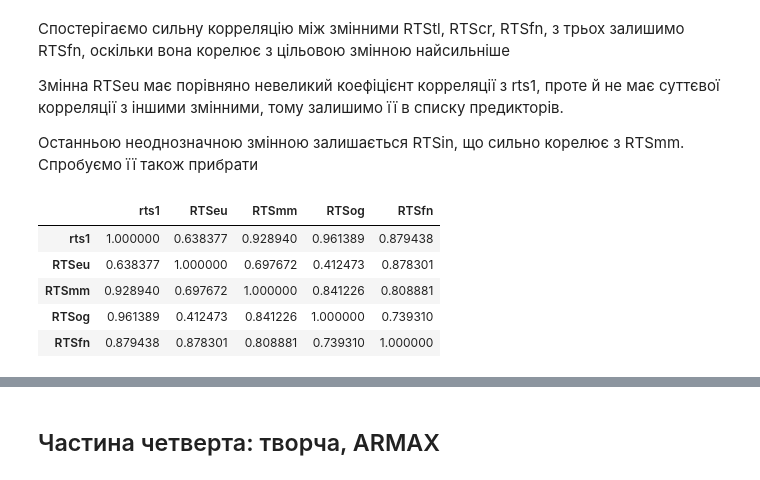
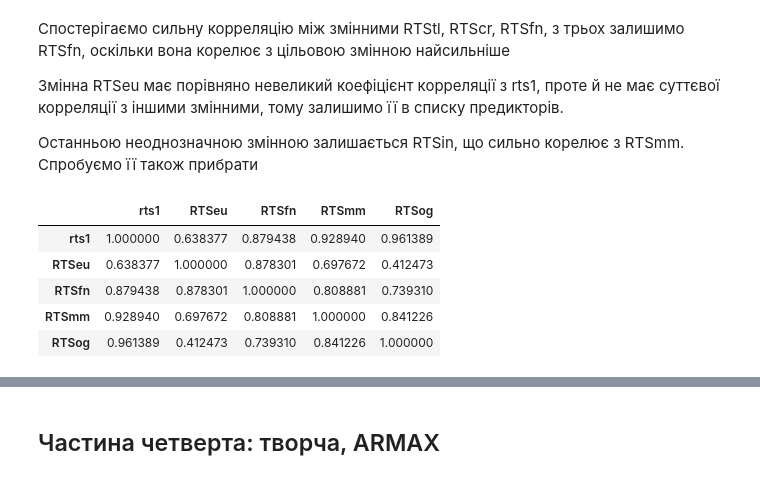
Before and after one commit to andrii0yerko/timeseries_iasa, a Jupyter notebook: lab3.ipynb, the cells around one changed output, grey strips where cells are left out. Drawn from its saved outputs; the diff is of its cells as text; code cells hidden in the pictures.

```diff
--- a/lab3.ipynb
+++ b/lab3.ipynb
@@ -354,15 +355,15 @@ df[['rts1', 'RTStl', 'RTScr', 'RTSfn']].corr()
 Останньою неоднозначною змінною залишається RTSin, що сильно корелює з RTSmm. Спробуємо її також прибрати
 # %%
 excluded = {'rts1', 'RTStl', 'RTScr', 'RTSin'}
-predictors = list(set(df.columns) - excluded)
+predictors = sorted(list(set(df.columns) - excluded))
 df[['rts1'] + predictors].corr()
 # %% [output]
-|  | rts1 | RTSeu | RTSmm | RTSog | RTSfn |
-| rts1 | 1.000000 | 0.638377 | 0.928940 | 0.961389 | 0.879438 |
-| RTSeu | 0.638377 | 1.000000 | 0.697672 | 0.412473 | 0.878301 |
-| RTSmm | 0.928940 | 0.697672 | 1.000000 | 0.841226 | 0.808881 |
-| RTSog | 0.961389 | 0.412473 | 0.841226 | 1.000000 | 0.739310 |
-| RTSfn | 0.879438 | 0.878301 | 0.808881 | 0.739310 | 1.000000 |
+|  | rts1 | RTSeu | RTSfn | RTSmm | RTSog |
+| rts1 | 1.000000 | 0.638377 | 0.879438 | 0.928940 | 0.961389 |
+| RTSeu | 0.638377 | 1.000000 | 0.878301 | 0.697672 | 0.412473 |
+| RTSfn | 0.879438 | 0.878301 | 1.000000 | 0.808881 | 0.739310 |
+| RTSmm | 0.928940 | 0.697672 | 0.808881 | 1.000000 | 0.841226 |
+| RTSog | 0.961389 | 0.412473 | 0.739310 | 0.841226 | 1.000000 |
 # %%
 import statsmodels.api as sm
 
```
Also changed, not shown: parts of 9 cells of this notebook.
